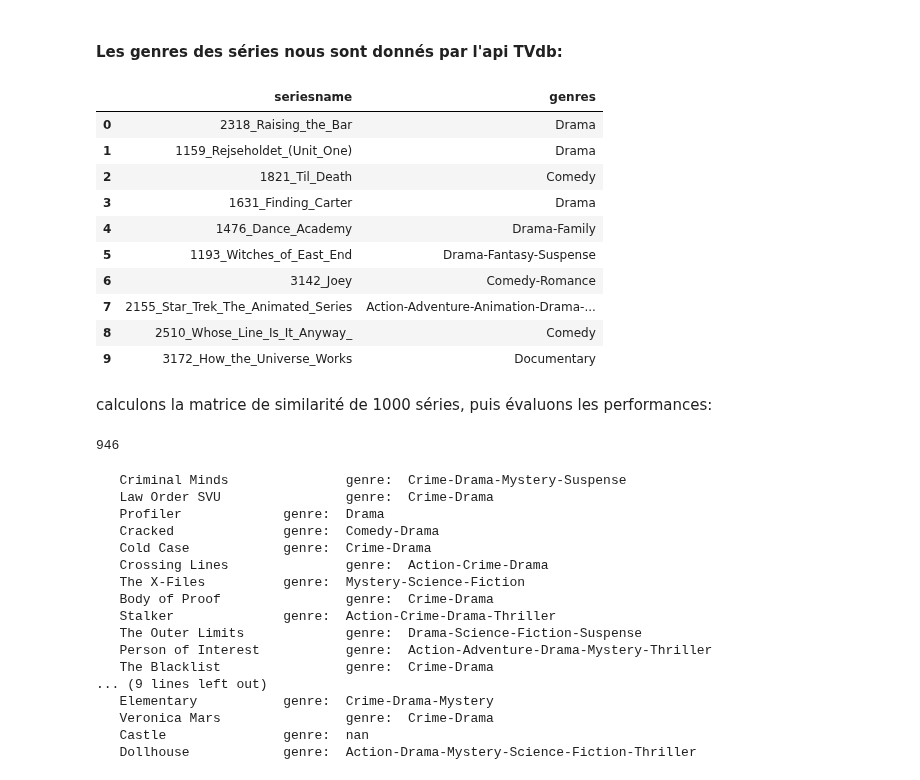
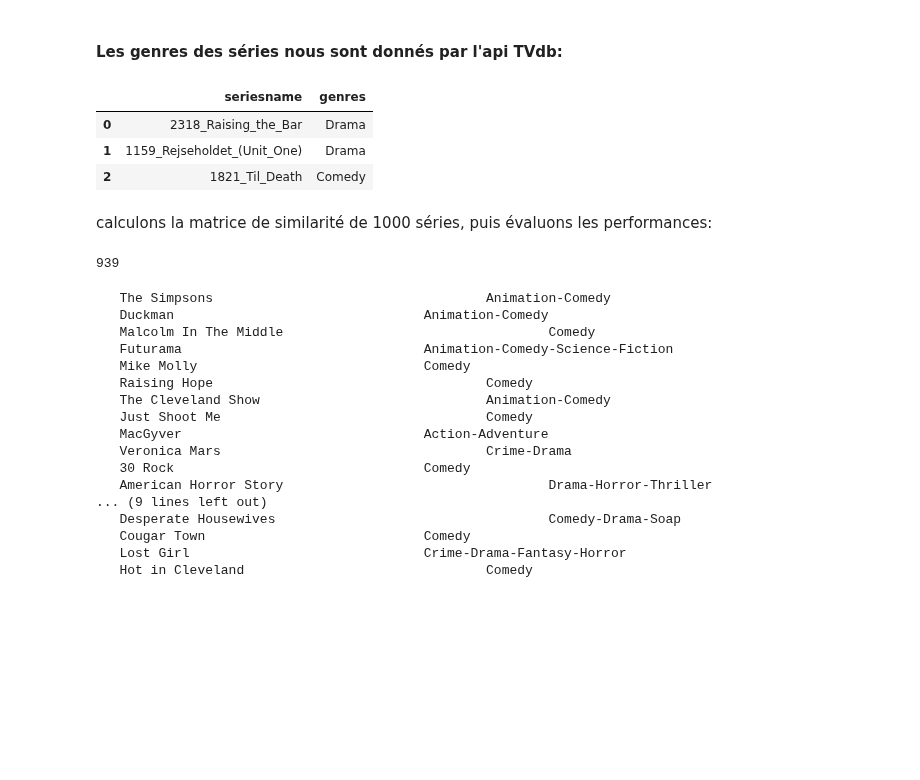
Before and after one commit to ismaelbonneau/movie_recommender, a Jupyter notebook: similarities.ipynb, the cells around one changed output. Drawn from its saved outputs; the diff is of its cells as text; code cells hidden in the pictures; blank space fills up the shorter version.

```diff
--- a/similarities.ipynb
+++ b/similarities.ipynb
@@ -308,20 +174,14 @@ Dans un premier temps, nous évaluons les performances d'une recommendation en c
 #### Les genres des séries nous sont donnés par l'api TVdb:
 # %%
 series_df = pd.read_csv("series.csv")
-
-series_df[["seriesname", "genres"]].head(10)
+series_df = series_df.dropna(subset=["genres"])
+series = list(series_df["seriesname"])
+series_df[["seriesname", "genres"]].head(3)
 # %% [output]
 |  | seriesname | genres |
 | 0 | 2318_Raising_the_Bar | Drama |
 | 1 | 1159_Rejseholdet_(Unit_One) | Drama |
 | 2 | 1821_Til_Death | Comedy |
-| 3 | 1631_Finding_Carter | Drama |
-| 4 | 1476_Dance_Academy | Drama-Family |
-| 5 | 1193_Witches_of_East_End | Drama-Fantasy-Suspense |
-| 6 | 3142_Joey | Comedy-Romance |
-| 7 | 2155_Star_Trek_The_Animated_Series | Action-Adventure-Animation-Drama-... |
-| 8 | 2510_Whose_Line_Is_It_Anyway_ | Comedy |
-| 9 | 3172_How_the_Universe_Works | Documentary |
 # %% [markdown]
 calculons la matrice de similarité de 1000 séries, puis évaluons les performances:
 # %%
@@ -335,7 +195,7 @@ for serie in series_df["seriesname"]:
     corpus.append(text)
 print(len(corpus))
 # %% [output]
-946
+939
 # %%
 customstopwords = stopwords.words('english') + ["yes","hmm","nah","oh","uh",
                                                 "ye","na","ca","ok","got","come","back","up"]
@@ -344,42 +204,27 @@ tfidf_vect = TfidfVectorizer(analyzer='word', token_pattern=r'\w{1,}', min_df=3,
 x = tfidf_vect.fit(corpus)
 vec = tfidf_vect.transform(corpus)
 # %%
-series = list(series_df["seriesname"])
+sim = cosine_similarity(vec)
+p = series.index('2469_The_Simpsons')
 
-i = series.index('2956_Criminal_Minds')
-
-sim = np.zeros(len(series))
-norm1 = max(0.0000001, np.asscalar(vec[i].dot(vec[i].T).todense()))
-for j in range(len(series)):
-    dot = np.asscalar(vec[i].dot(vec[j].T).todense())
-    norm2 = max(0.0000001, np.asscalar(vec[j].dot(vec[j].T).todense()))
-    s = dot/(norm1 * norm2) #sim cosinus
-    sim[j] = s
-
-sim = sim / np.sum(sim)
-
-series = list(series_df["seriesname"])
-
-mdr = sorted([(series[i], a) for i, a in enumerate(sim)], key=lambda x: x[1], reverse=True)
-#for b in [a.split("_")[1:] for a, e in mdr[:20]]:
-    #print("  ", " ".join(b))
+mdr = sorted([(series[i], a) for i, a in enumerate(sim[p])], key=lambda x: x[1], reverse=True)
 for a, e in mdr[:25]:
-    print("  ", " ".join(a.split("_")[1:]), "\t\tgenre: ", list(series_df[series_df["seriesname"]==a]["genres"])[0])
+    print("  ", " ".join(a.split("_")[1:]), "\t\t\t\t ", list(series_df[series_df["seriesname"]==a]["genres"])[0])
 # %% [output]
-   Criminal Minds               genre:  Crime-Drama-Mystery-Suspense
-   Law Order SVU                genre:  Crime-Drama
-   Profiler             genre:  Drama
-   Cracked              genre:  Comedy-Drama
-   Cold Case            genre:  Crime-Drama
-   Crossing Lines               genre:  Action-Crime-Drama
-   The X-Files          genre:  Mystery-Science-Fiction
-   Body of Proof                genre:  Crime-Drama
-   Stalker              genre:  Action-Crime-Drama-Thriller
-   The Outer Limits             genre:  Drama-Science-Fiction-Suspense
-   Person of Interest           genre:  Action-Adventure-Drama-Mystery-Thriller
-   The Blacklist                genre:  Crime-Drama
+   The Simpsons                                   Animation-Comedy
+   Duckman                                Animation-Comedy
+   Malcolm In The Middle                                  Comedy
+   Futurama                               Animation-Comedy-Science-Fiction
+   Mike Molly                             Comedy
+   Raising Hope                                   Comedy
+   The Cleveland Show                             Animation-Comedy
+   Just Shoot Me                                  Comedy
+   MacGyver                               Action-Adventure
+   Veronica Mars                                  Crime-Drama
+   30 Rock                                Comedy
+   American Horror Story                                  Drama-Horror-Thriller
 ... (9 lines left out)
-   Elementary           genre:  Crime-Drama-Mystery
-   Veronica Mars                genre:  Crime-Drama
-   Castle               genre:  nan
-   Dollhouse            genre:  Action-Drama-Mystery-Science-Fiction-Thriller
+   Desperate Housewives                                   Comedy-Drama-Soap
+   Cougar Town                            Comedy
+   Lost Girl                              Crime-Drama-Fantasy-Horror
+   Hot in Cleveland                               Comedy
```
Also changed, not shown: parts of 30 cells of this notebook, 4 other files.
